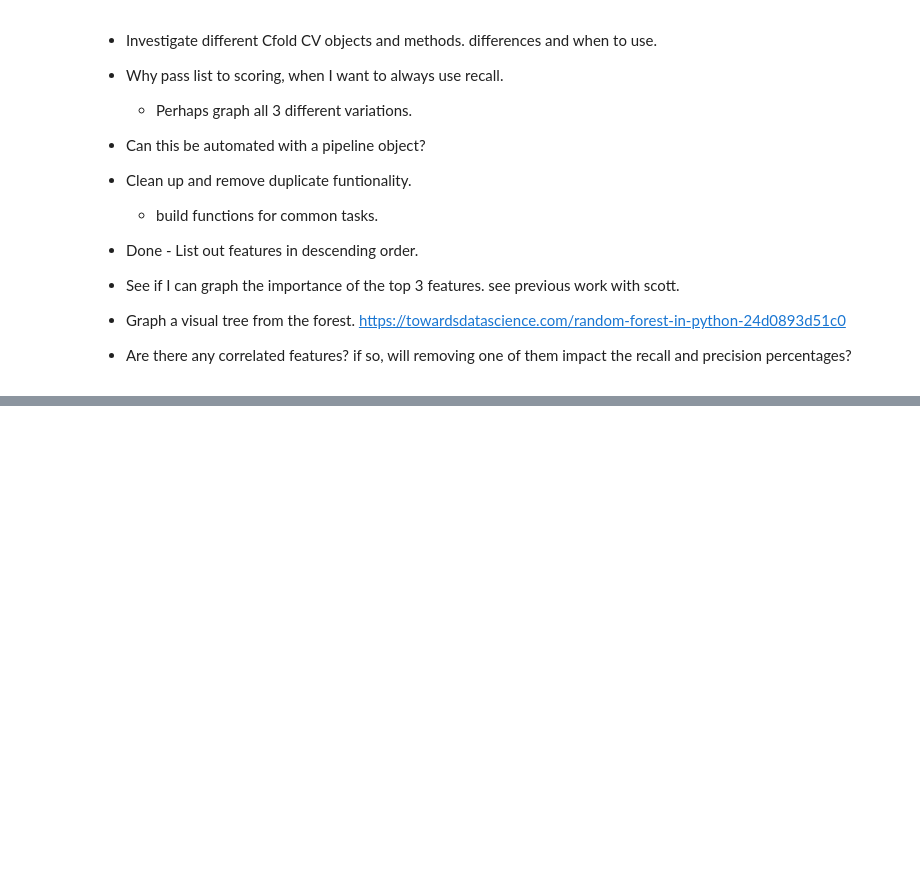
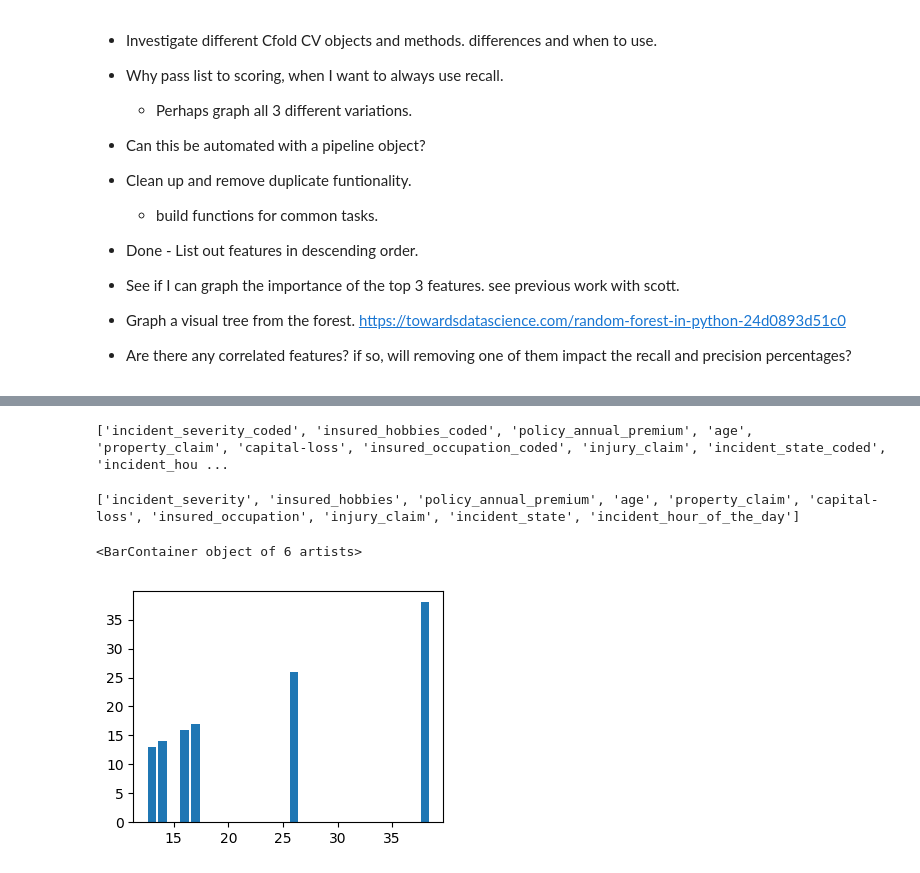
Before and after one commit to michaelwoline/Portfolio, a Jupyter notebook: notebooks-projects-code-notes/ML_Insurance_Fraud_Detection.ipynb, the cells around one changed output, grey strips where cells are left out. Cells and saved outputs as stored; diff of their text form; code cells hidden in the pictures; blank space fills up the shorter version.

```diff
--- a/notebooks-projects-code-notes/ML_Insurance_Fraud_Detection.ipynb
+++ b/notebooks-projects-code-notes/ML_Insurance_Fraud_Detection.ipynb
@@ -696,0 +729,6 @@ def plot_confusion_matrix(cm,
+# %%
+# Looking at the set of data that was categorized as fraud, we will look
+# at the highest impacting features and extract the most common traits so we can builld a profile.
+
+cleaned_df_fraud = cleaned_df[cleaned_df['fraud_reported_coded'] == 1]
+cleaned_df_fraud.head()
@@ -696,0 +743,21 @@ def plot_confusion_matrix(cm,
+# %%
+#get list of top 10 features
+top_5_feature_list = list(feature_imp_df.head(10)['feature name'])
+print(top_5_feature_list)
+# %% [output]
+['incident_severity_coded', 'insured_hobbies_coded', 'policy_annual_premium', 'age', 'property_claim', 'capital-loss', 'insured_occupation_coded', 'injury_claim', 'incident_state_coded', 'incident_hou ...
+# %%
+# remove _coded from list names to get the original names
+top_feature_orig_name = [name[:-6] if name[-6:] =='_coded' else name for name in top_5_feature_list]
+print(top_feature_orig_name)
+# %% [output]
+['incident_severity', 'insured_hobbies', 'policy_annual_premium', 'age', 'property_claim', 'capital-loss', 'insured_occupation', 'injury_claim', 'incident_state', 'incident_hour_of_the_day']
+# %%
+hobby = pd.DataFrame(cleaned_df_fraud['insured_hobbies'].value_counts()[0:6])
+hobby.reset_index(inplace=True)
+plt.figure(figsize=(4,3))
+plt.bar(hobby['insured_hobbies'], hobby['insured_hobbies'])
+# plt.xticks(hobby['index'])
+# %% [output]
+<BarContainer object of 6 artists>
+[figure, added]
```
Also changed, not shown: parts of 8 cells of this notebook.
